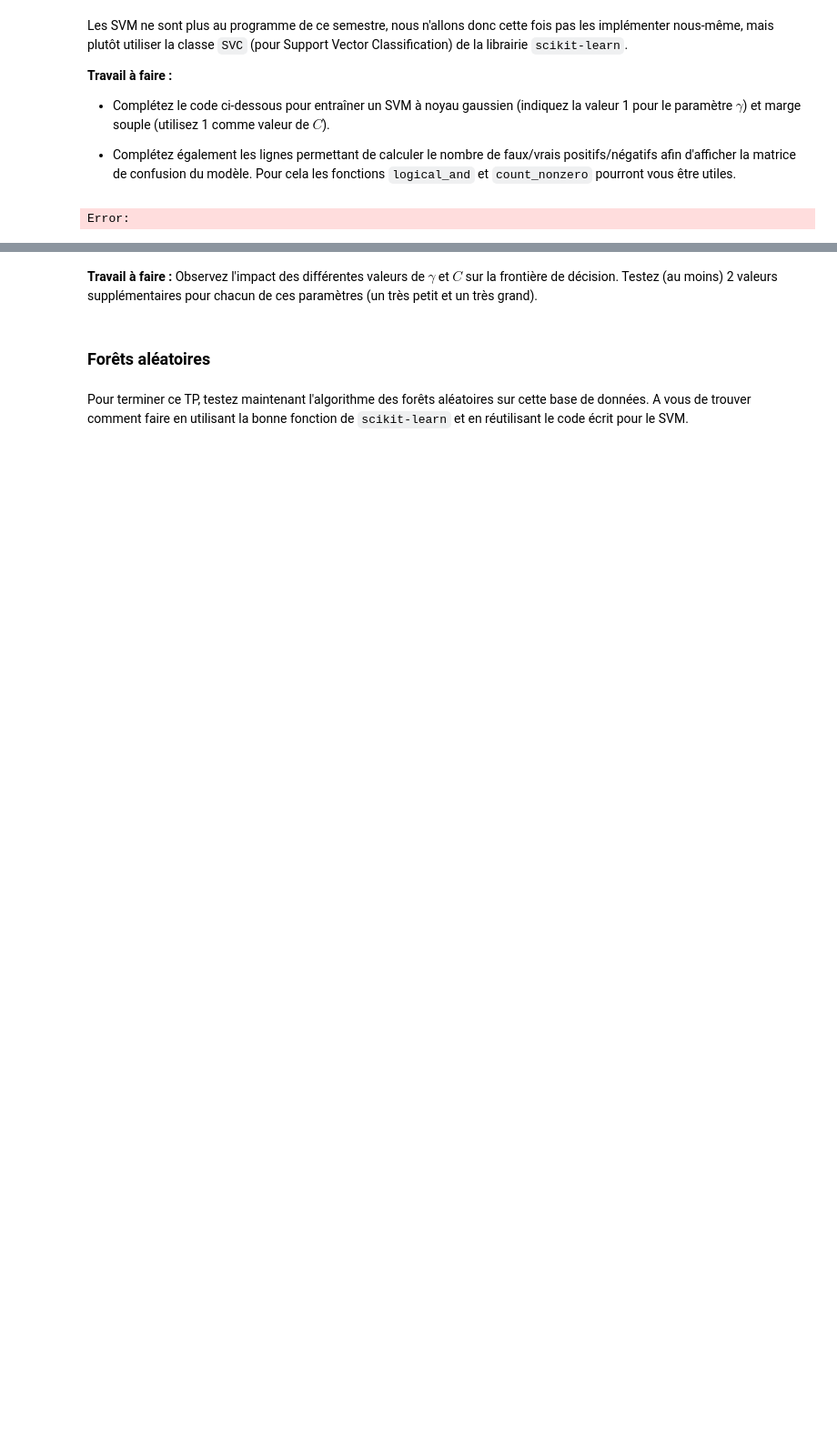
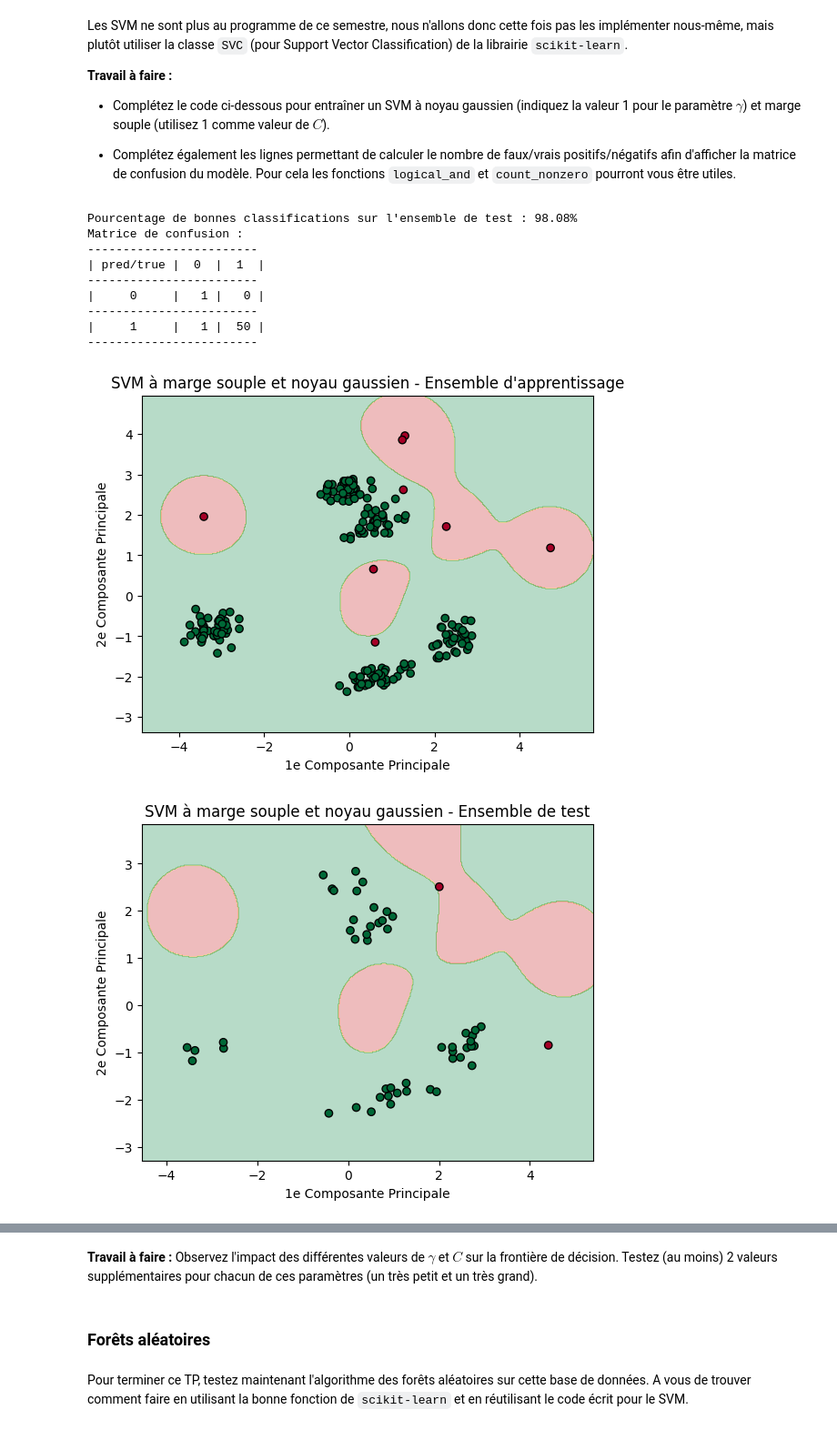
Before and after one commit to louis-thevenet/N7, a Jupyter notebook: TPs/S6/Apprentissage/TP_1_Détection_danomalies_Sujet.ipynb, the cells around one changed output, grey strips where cells are left out. Shown at 91% size. Cells and saved outputs as stored; diff of their text form; code cells hidden in the pictures; blank space fills up the shorter version.

````diff
--- a/TPs/S6/Apprentissage/TP_1_Détection_danomalies_Sujet.ipynb
+++ b/TPs/S6/Apprentissage/TP_1_Détection_danomalies_Sujet.ipynb
@@ -104,12 +130,12 @@ def read_dataset(file_path):
 
     # Nombre de trajectoires de la base de données
     # A COMPLETER
-    num_trajectories = ...
+    num_trajectories = np.shape(data)[0]
 
     # Séparation des trajectoires normales et anormales (anomalies)
     # A COMPLETER
-    X_normal = ...
-    X_anomaly = ...
+    X_normal = data[:250,:]
+    X_anomaly = data[250:,:]
 
     return X_normal, X_anomaly
 
@@ -197,15 +221,21 @@ L'analyse en composantes principales est une technique de réduction de dimensio
 # A COMPLETER
 def compute_pca(data, num_axis=2):
     # Etape 1: Centrage des données
+    data_centree = data - np.mean(data)
 
     # Etape 2: Calcul de la matrice de variance-covariance
+    sigma = np.cov(data_centree, rowvar=False)
 
     # Etape 3: Calcul des couples propres de la matrice de variance-covariance
+    eigenvalues, eigenvectors = np.linalg.eig(sigma)
 
     # Etape 4: Réorganisation des vecteurs propres selon l'ordre des valeurs propres décroissantes
+    eigenvectors = eigenvectors[:, np.flip(np.argsort(eigenvalues))]
+
 
     # Etape 5: Récupération des num_axis premiers vecteurs propres
+    eigenvectors = eigenvectors[:, :num_axis]
 
     # Etape 6: Projection des données sur les axes de l'ACP
-
-    return ...
+    res = np.matmul(data_centree, eigenvectors)
+    return res
@@ -284,37 +308,48 @@ Les SVM ne sont plus au programme de ce semestre, nous n'allons donc cette fois
 # %%
 from sklearn.svm import SVC
 
 # Entraînement d'un modèle SVM avec noyau gaussien et marge souple
 # A COMPLETER
-svm_model = ...
+svm_model = SVC(C = 1, gamma = 1)
+svm_model.fit(X_train, y_train)
 
 
 # Évaluation du modèle sur l'ensemble de test
 accuracy = svm_model.score(X_test, y_test)
 print(f"Pourcentage de bonnes classifications sur l'ensemble de test : {100*accuracy:.2f}%")
 
 # Calcul des prédictions du modèle sur l'ensemble de test
 y_pred = svm_model.predict(X_test)
 # A COMPLETER
-TP = ...
-TN = ...
-FP = ...
-FN = ...
+TP = np.count_nonzero(np.logical_and(y_pred==1, y_test==1))
+TN = np.count_nonzero(np.logical_and(y_pred==0, y_test==0))
+FP = np.count_nonzero(np.logical_and(y_pred==1, y_test==0))
+FN = np.count_nonzero(np.logical_and(y_pred==0, y_test==1))
 
 print("Matrice de confusion :")
 print("------------------------")
 print("| pred/true |  0  |  1  |")
 print("------------------------")
 print(f"|     0     | {TN:3d} | {FN:3d} |")
 print("------------------------")
 print(f"|     1     | {FP:3d} | {TP:3d} |")
 print("------------------------")
 
 # Affichage de la frontière de décision
 plot_decision_boundary(X_train, y_train, svm_model, "SVM à marge souple et noyau gaussien - Ensemble d'apprentissage")
 plot_decision_boundary(X_test, y_test, svm_model, "SVM à marge souple et noyau gaussien - Ensemble de test")
 # %% [output]
-Error:
+Pourcentage de bonnes classifications sur l'ensemble de test : 98.08%
+Matrice de confusion :
+------------------------
+| pred/true |  0  |  1  |
+------------------------
+|     0     |   1 |   0 |
+------------------------
+|     1     |   1 |  50 |
+------------------------
+[figure, added]
+[figure, added]
 # %% [markdown]
 ```
 Résultat attendu :
````
Also changed, not shown: parts of 13 cells of this notebook, 1 other file.
